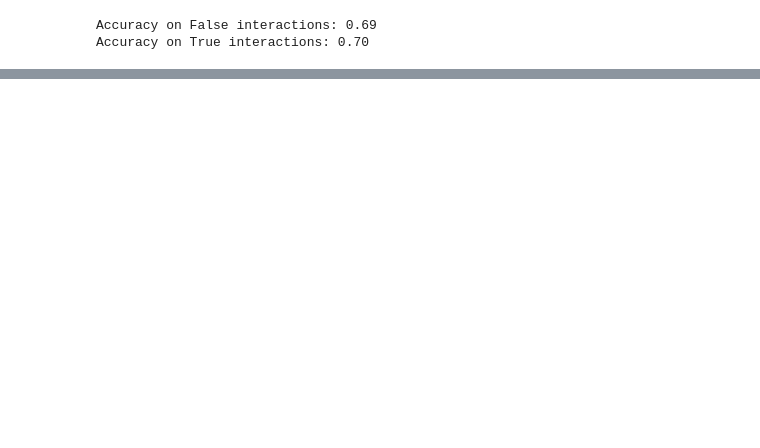
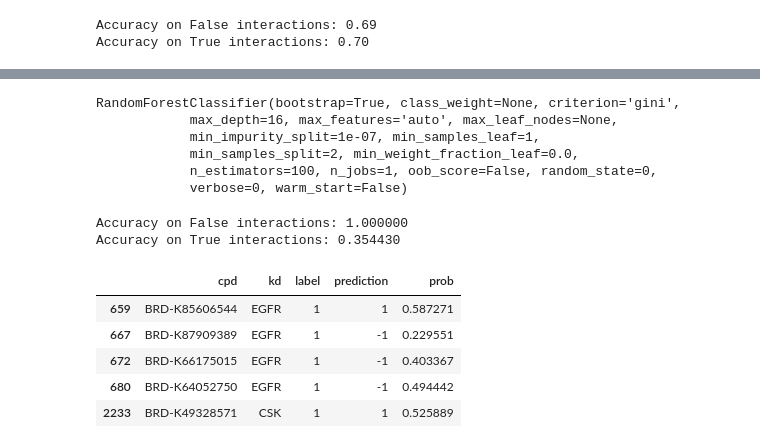
Before and after one commit to npabon/LINCS_target_prediction, a Jupyter notebook: classification.ipynb, the cells around one changed output, grey strips where cells are left out. Saved outputs shown, nothing was run; the diff lists cells and outputs as text; code cells hidden in the pictures; blank space fills up the shorter version.

```diff
--- a/classification.ipynb
+++ b/classification.ipynb
@@ -69,0 +97,39 @@ for c in unique_cpds:
+# %%
+RF = RandomForestClassifier(max_depth=16, random_state=0, n_estimators=100)
+RF.fit(X_std, y)
+# %% [output]
+RandomForestClassifier(bootstrap=True, class_weight=None, criterion='gini',
+            max_depth=16, max_features='auto', max_leaf_nodes=None,
+            min_impurity_split=1e-07, min_samples_leaf=1,
+            min_samples_split=2, min_weight_fraction_leaf=0.0,
+            n_estimators=100, n_jobs=1, oob_score=False, random_state=0,
+            verbose=0, warm_start=False)
+# %%
+metadata_df = pd.DataFrame.from_csv('features/metadata.csv')
+metadata_df['prediction'] = RF.predict(X_std)
+
+false_interactions = metadata_df[metadata_df.label==-1]
+false_accuracy = (false_interactions[false_interactions.prediction==-1].shape[0] /
+                  false_interactions.shape[0])
+
+true_interactions = metadata_df[metadata_df.label==1]
+true_accuracy = (true_interactions[true_interactions.prediction==1].shape[0] /
+                  true_interactions.shape[0])
+
+
+print('Accuracy on False interactions: {:.6f}'.format(false_accuracy))
+print('Accuracy on True interactions: {:.6f}'.format(true_accuracy))
+# %% [output]
+Accuracy on False interactions: 1.000000
+Accuracy on True interactions: 0.354430
+# %%
+# evaluate top-100 accuracy
+metadata_df['prob'] = RF.predict_proba(X_std)[:,1]
+metadata_df[metadata_df.label == 1].head()
+# %% [output]
+|  | cpd | kd | label | prediction | prob |
+| 659 | BRD-K85606544 | EGFR | 1 | 1 | 0.587271 |
+| 667 | BRD-K87909389 | EGFR | 1 | -1 | 0.229551 |
+| 672 | BRD-K66175015 | EGFR | 1 | -1 | 0.403367 |
+| 680 | BRD-K64052750 | EGFR | 1 | -1 | 0.494442 |
+| 2233 | BRD-K49328571 | CSK | 1 | 1 | 0.525889 |
```
Also changed, not shown: parts of 18 cells of this notebook, 1 other file.
